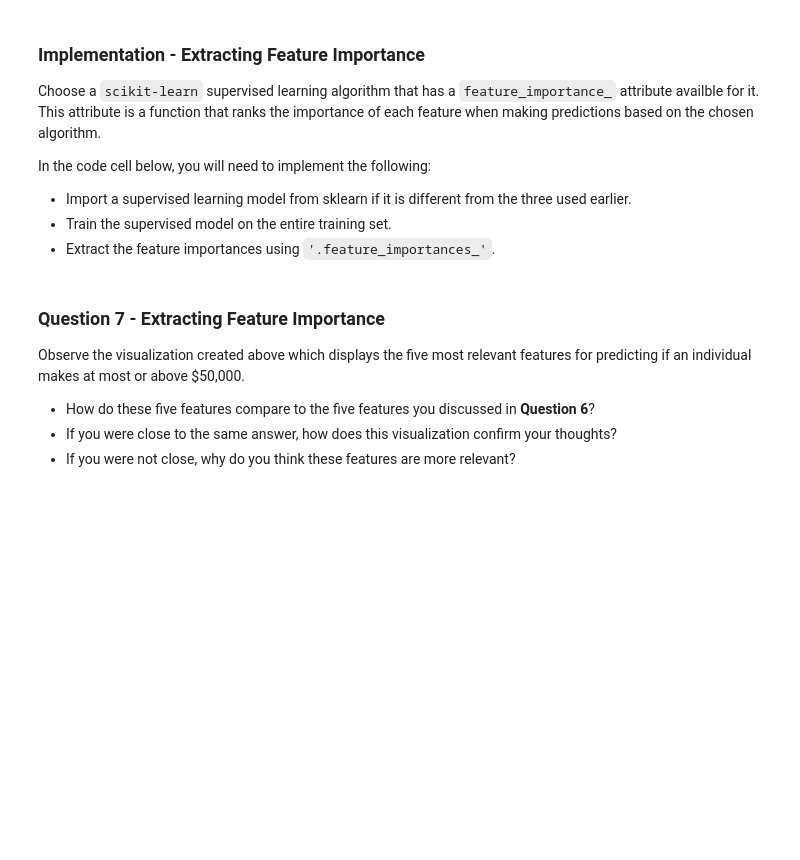
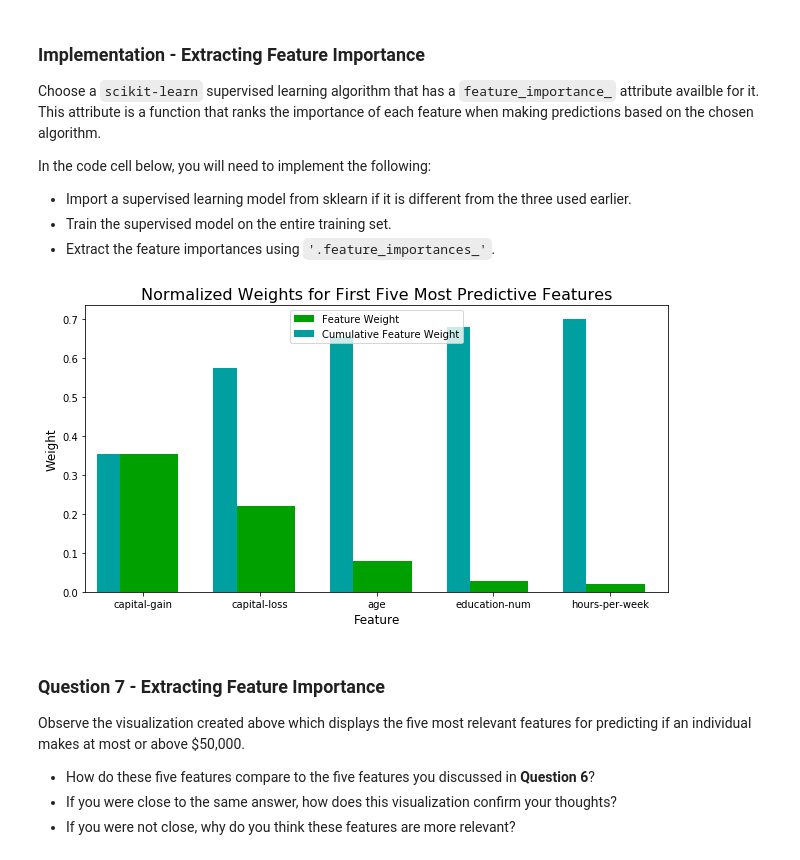
Before and after one commit to seanshir/finding_donors, a Jupyter notebook: finding_donors.ipynb, the cells around one changed output. Drawn from its saved outputs; the diff is of its cells as text; code cells hidden in the pictures; blank space fills up the shorter version.

Commit message:
Extract Feature Importance and compare the results when using only the top five features

```diff
--- a/finding_donors.ipynb
+++ b/finding_donors.ipynb
@@ -595,15 +608,17 @@ In the code cell below, you will need to implement the following:
 # %%
 # TODO: Import a supervised learning model that has 'feature_importances_'
 
 
 # TODO: Train the supervised model on the training set using .fit(X_train, y_train)
-model = None
+model = best_clf.fit(X_train, y_train)
 
 # TODO: Extract the feature importances using .feature_importances_
-importances = None
+importances = model.feature_importances_
 
 # Plot
 vs.feature_plot(importances, X_train, y_train)
+# %% [output]
+[figure, added]
 # %% [markdown]
 ### Question 7 - Extracting Feature Importance
 
```
Also changed, not shown: parts of 10 cells of this notebook.
